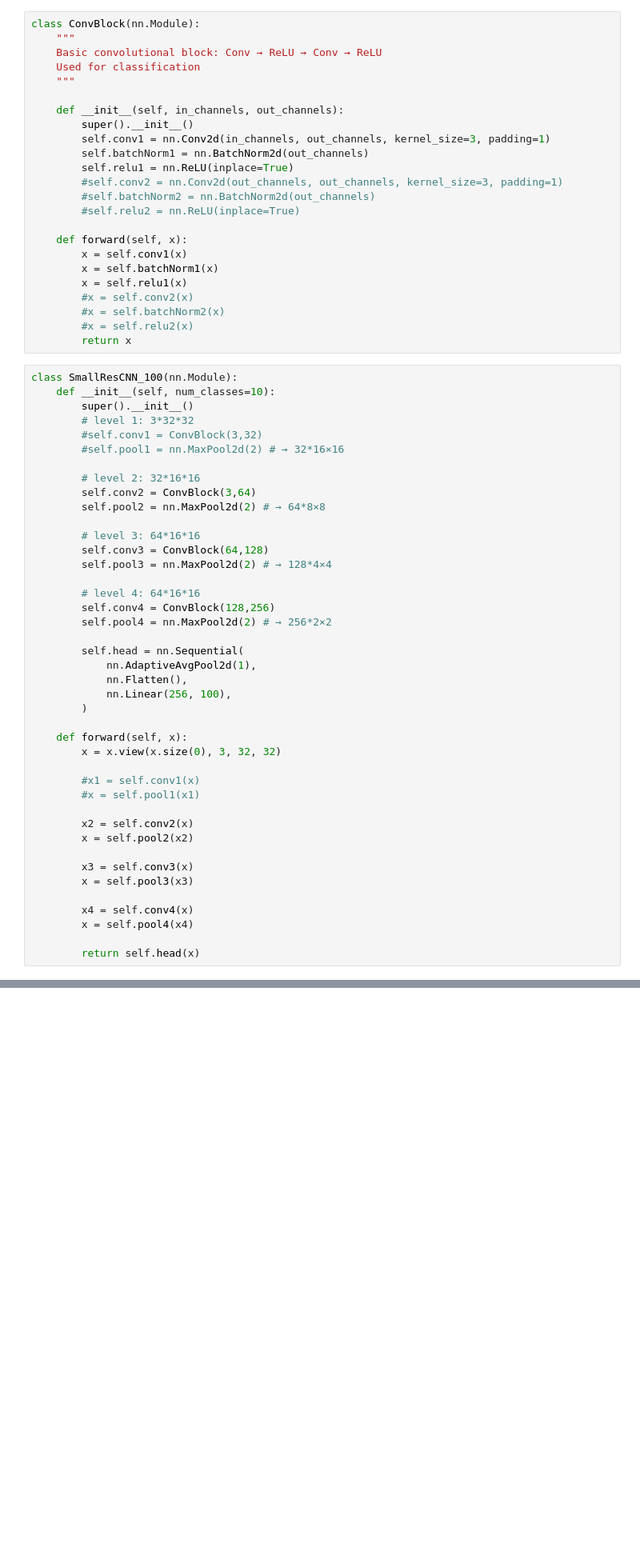
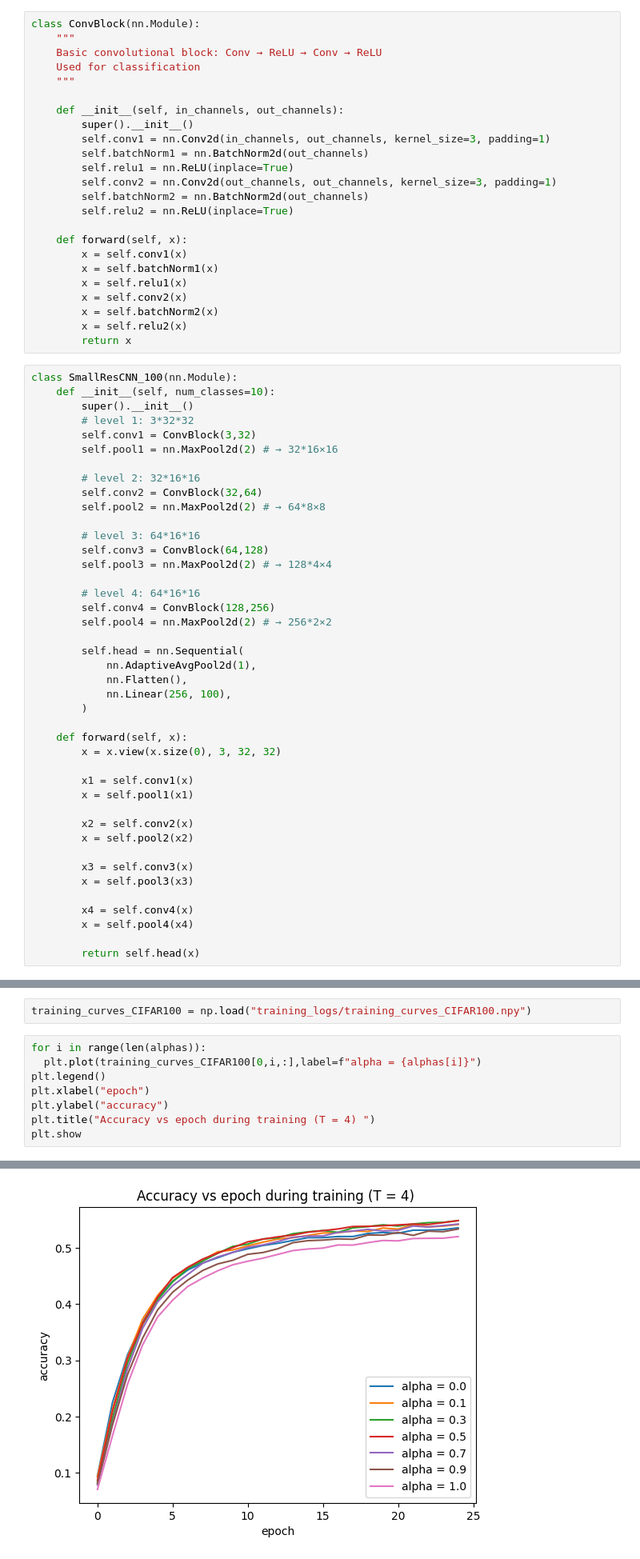
Before and after one commit to thomasdepic/SDD-distillation-de-model, a Jupyter notebook: illustration.ipynb, the cells around one changed output, grey strips where cells are left out. Shown at 80% size. Cells and saved outputs as stored; diff of their text form; blank space fills up the shorter version.

Commit message:
Partie CIFAR100

```diff
--- a/illustration.ipynb
+++ b/illustration.ipynb
@@ -557,28 +573,28 @@ class ConvBlock(nn.Module):
         self.conv1 = nn.Conv2d(in_channels, out_channels, kernel_size=3, padding=1)
         self.batchNorm1 = nn.BatchNorm2d(out_channels)
         self.relu1 = nn.ReLU(inplace=True)
-        #self.conv2 = nn.Conv2d(out_channels, out_channels, kernel_size=3, padding=1)
-        #self.batchNorm2 = nn.BatchNorm2d(out_channels)
-        #self.relu2 = nn.ReLU(inplace=True)
+        self.conv2 = nn.Conv2d(out_channels, out_channels, kernel_size=3, padding=1)
+        self.batchNorm2 = nn.BatchNorm2d(out_channels)
+        self.relu2 = nn.ReLU(inplace=True)
 
     def forward(self, x):
         x = self.conv1(x)
         x = self.batchNorm1(x)
         x = self.relu1(x)
-        #x = self.conv2(x)
-        #x = self.batchNorm2(x)
-        #x = self.relu2(x)
+        x = self.conv2(x)
+        x = self.batchNorm2(x)
+        x = self.relu2(x)
         return x
 # %%
 class SmallResCNN_100(nn.Module):
     def __init__(self, num_classes=10):
         super().__init__()
         # level 1: 3*32*32
-        #self.conv1 = ConvBlock(3,32)
-        #self.pool1 = nn.MaxPool2d(2) # → 32*16×16
+        self.conv1 = ConvBlock(3,32)
+        self.pool1 = nn.MaxPool2d(2) # → 32*16×16
 
         # level 2: 32*16*16
-        self.conv2 = ConvBlock(3,64)
+        self.conv2 = ConvBlock(32,64)
         self.pool2 = nn.MaxPool2d(2) # → 64*8×8
 
         # level 3: 64*16*16
@@ -598,8 +614,8 @@ class SmallResCNN_100(nn.Module):
     def forward(self, x):
         x = x.view(x.size(0), 3, 32, 32)
 
-        #x1 = self.conv1(x)
-        #x = self.pool1(x1)
+        x1 = self.conv1(x)
+        x = self.pool1(x1)
 
         x2 = self.conv2(x)
         x = self.pool2(x2)
@@ -709,0 +728,11 @@ KeyboardInterrupt:
+# %%
+training_curves_CIFAR100 = np.load("training_logs/training_curves_CIFAR100.npy")
+# %%
+for i in range(len(alphas)):
+  plt.plot(training_curves_CIFAR100[0,i,:],label=f"alpha = {alphas[i]}")
+plt.legend()
+plt.xlabel("epoch")
+plt.ylabel("accuracy")
+plt.title("Accuracy vs epoch during training (T = 4) ")
+plt.show
+# %% [output]
@@ -709,0 +740 @@ KeyboardInterrupt:
+[figure, added]
```
Also changed, not shown: parts of 13 cells of this notebook.
